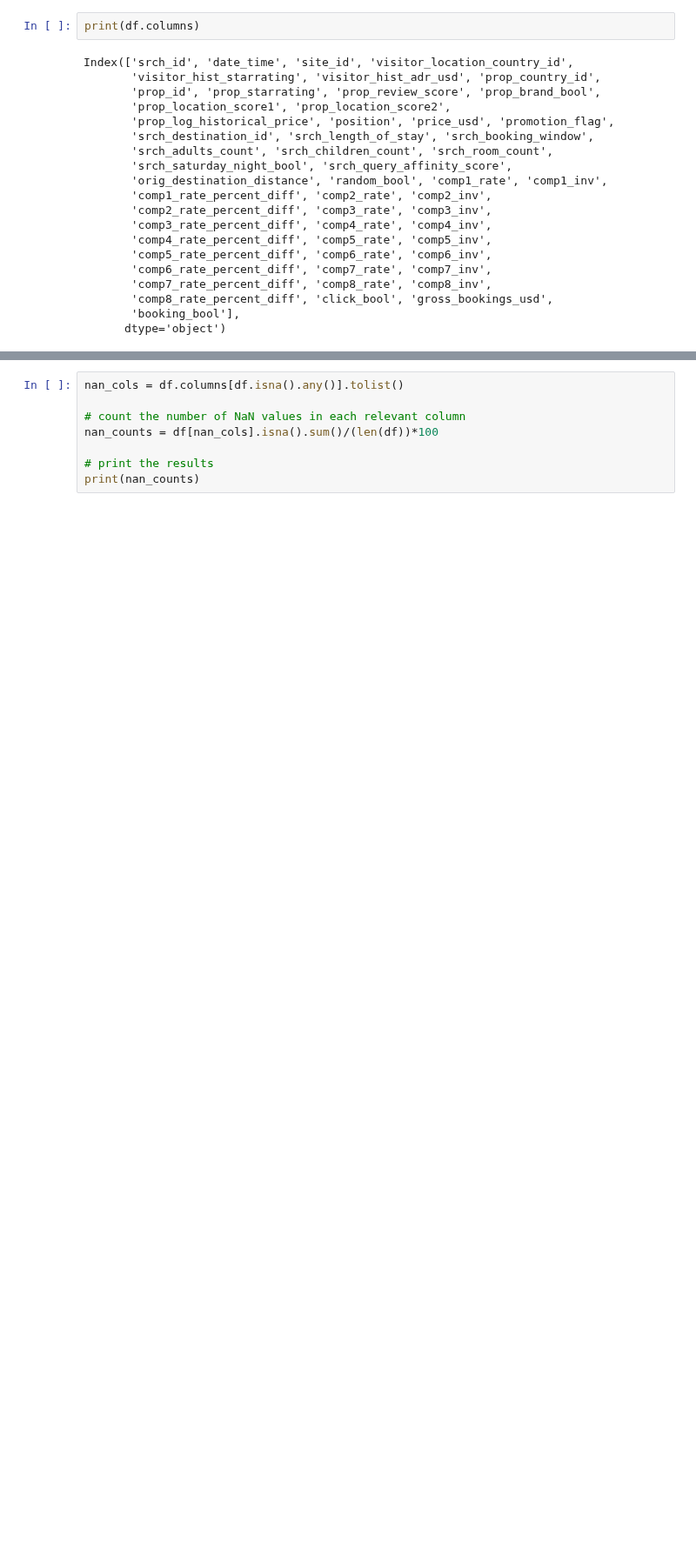
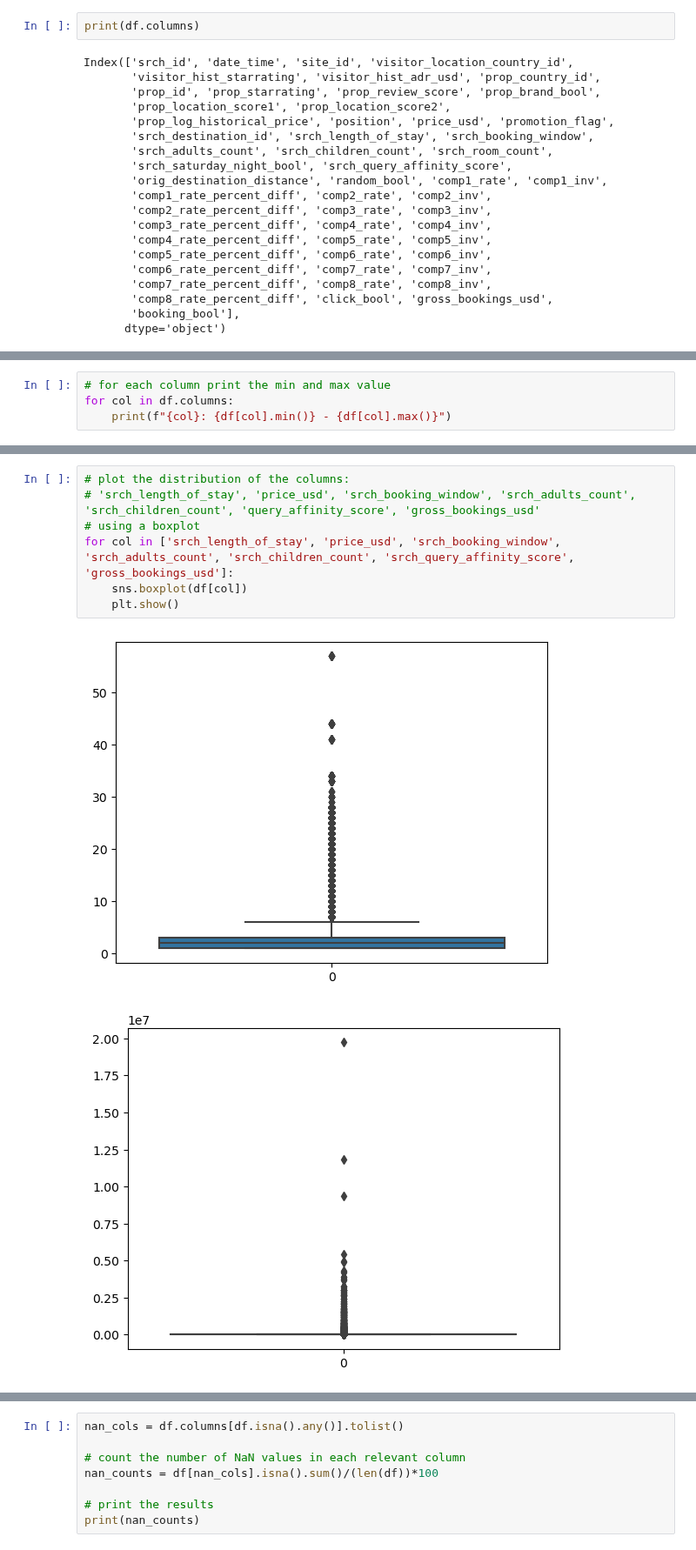
Before and after one commit to QST23/course_dmt, a Jupyter notebook: ass2/EDA_noah.ipynb, the cells around one changed output, grey strips where cells are left out. Shown at 87% size. Drawn from its saved outputs; the diff is of its cells as text; blank space fills up the shorter version.

```diff
--- a/ass2/EDA_noah.ipynb
+++ b/ass2/EDA_noah.ipynb
@@ -85,0 +88,4 @@ Index(['srch_id', 'date_time', 'site_id', 'visitor_location_country_id',
+# %%
+# for each column print the min and max value
+for col in df.columns:
+    print(f"{col}: {df[col].min()} - {df[col].max()}")
@@ -85,0 +110,10 @@ Index(['srch_id', 'date_time', 'site_id', 'visitor_location_country_id',
+# %%
+# plot the distribution of the columns:
+# 'srch_length_of_stay', 'price_usd', 'srch_booking_window', 'srch_adults_count', 'srch_children_count', 'query_affinity_score', 'gross_bookings_usd'
+# using a boxplot
+for col in ['srch_length_of_stay', 'price_usd', 'srch_booking_window', 'srch_adults_count', 'srch_children_count', 'srch_query_affinity_score', 'gross_bookings_usd']:
+    sns.boxplot(df[col])
+    plt.show()
+# %% [output]
+[figure, added]
+[figure, added]
```
Also changed, not shown: parts of 7 cells of this notebook, 4 other files.
